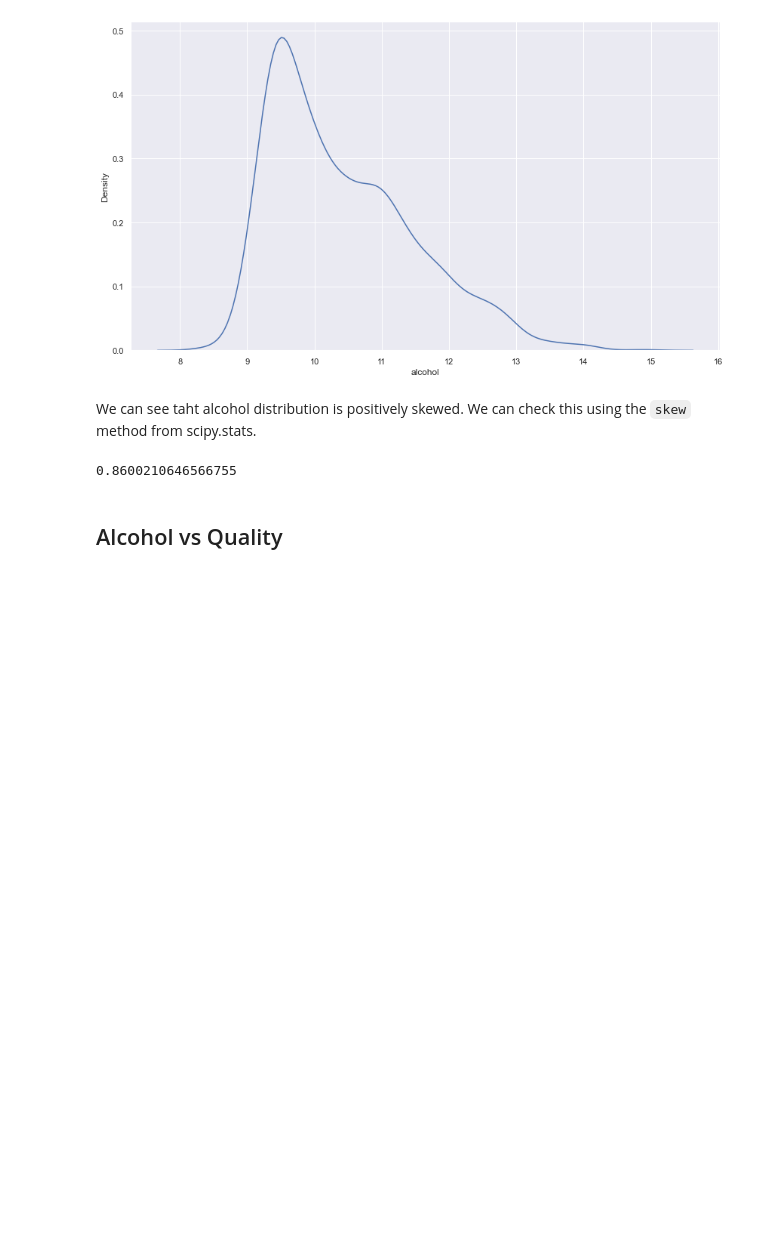
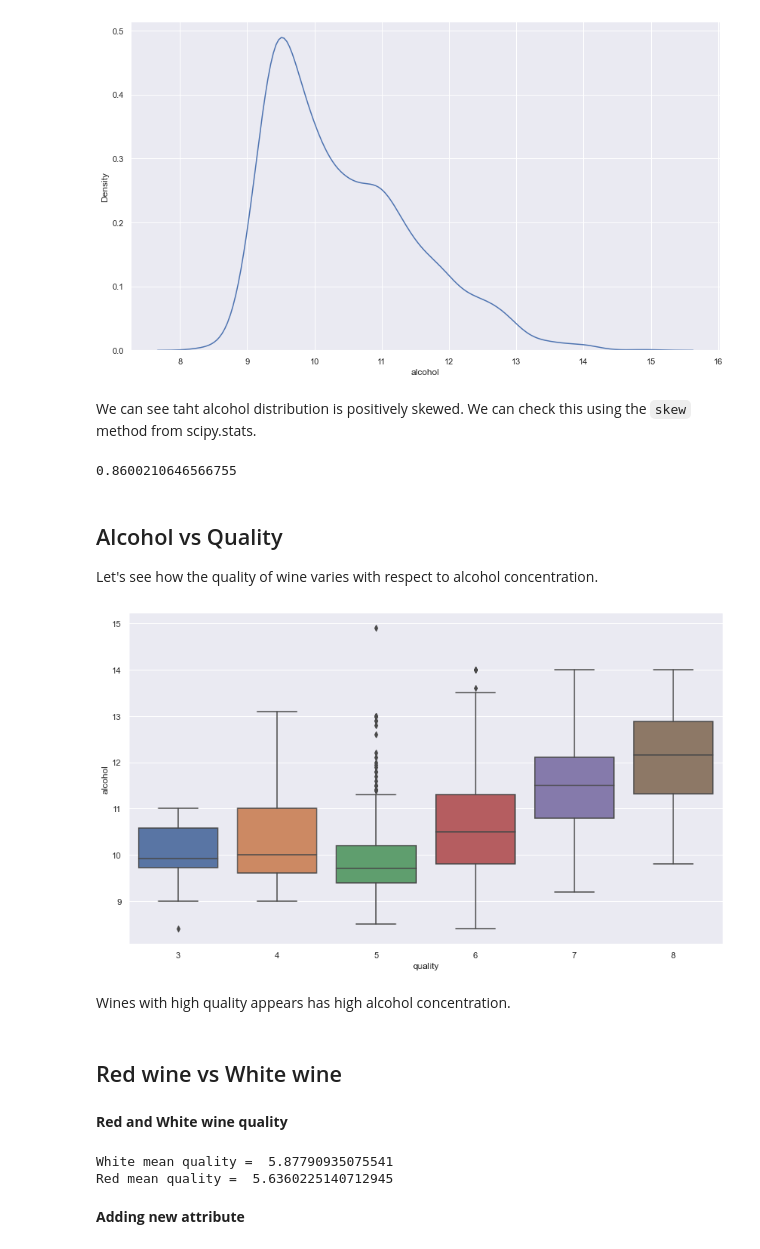
Before and after one commit to fabioismerim/wine_EDA, a Jupyter notebook: wine_analysis_EDA.ipynb, the cells around one changed output. Cells and saved outputs as stored; diff of their text form; code cells hidden in the pictures; blank space fills up the shorter version.

```diff
--- a/wine_analysis_EDA.ipynb
+++ b/wine_analysis_EDA.ipynb
@@ -229,5 +230,26 @@ We can see taht alcohol distribution is positively skewed. We can check this usi
 skew(df_red['alcohol'])
 # %% [output]
 0.8600210646566755
-# %% [markdown]
-## Alcohol vs Quality
+# %% [markdown]
+## Alcohol vs Quality
+
+Let's see how the quality of wine varies with respect to alcohol concentration.
+# %%
+sns.boxplot(x='quality', y = 'alcohol',data = df_red)
+plt.show()
+# %% [output]
+[figure, added]
+# %% [markdown]
+Wines with high quality appears has high alcohol concentration.
+# %% [markdown]
+## Red wine vs White wine
+# %% [markdown]
+**Red and White wine quality**
+# %%
+print("White mean quality = ", df_white['quality'].mean())
+print("Red mean quality = ", df_red['quality'].mean())
+# %% [output]
+White mean quality =  5.87790935075541
+Red mean quality =  5.6360225140712945
+# %% [markdown]
+**Adding new attribute**
```
Also changed, not shown: parts of 19 cells of this notebook.
